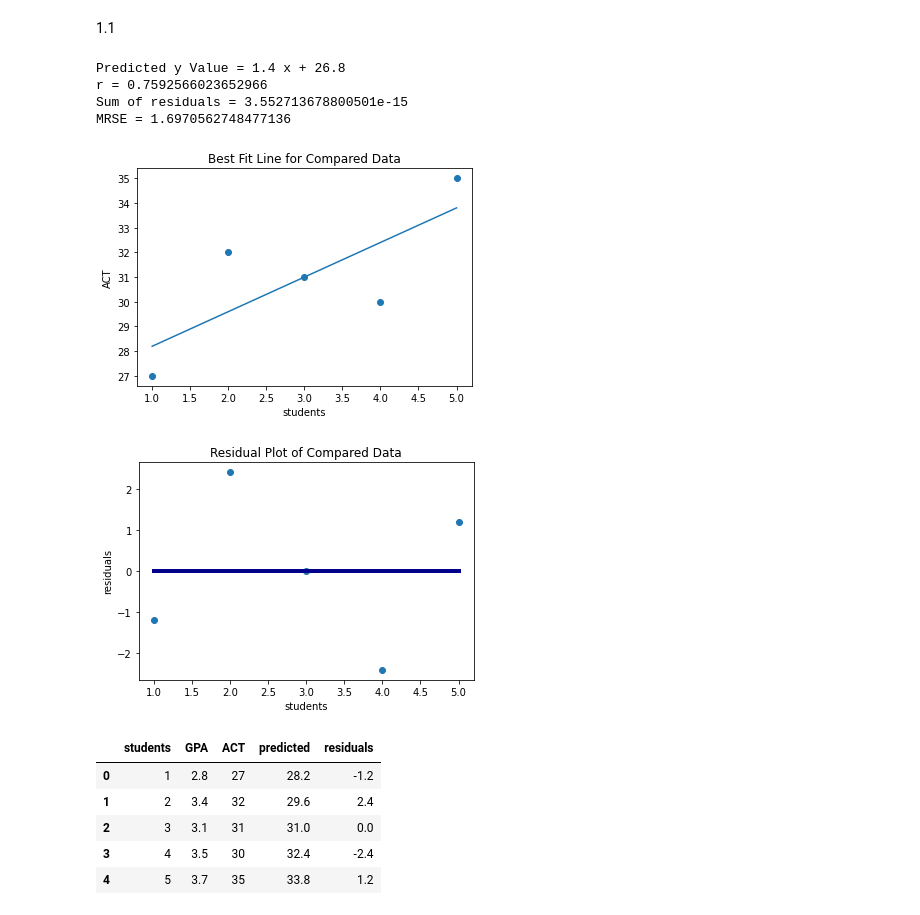
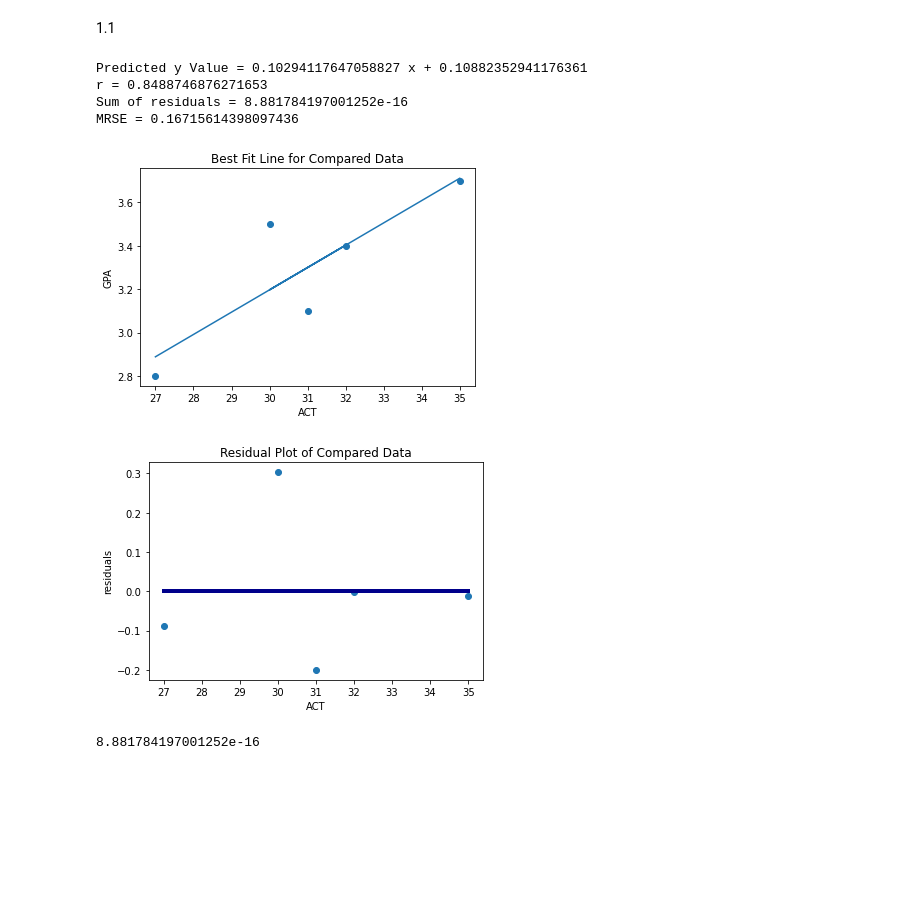
Before and after one commit to RayCarpenterIII/Different-Regressions, a Jupyter notebook: Linear Regression/Econ 400Ass 5.ipynb, the cells around one changed output. Saved outputs shown, nothing was run; the diff lists cells and outputs as text; code cells hidden in the pictures; blank space fills up the shorter version.

```diff
--- a/Linear Regression/Econ 400Ass 5.ipynb
+++ b/Linear Regression/Econ 400Ass 5.ipynb
@@ -11,9 +11,10 @@ import matplotlib.pyplot as plots
 students = (1,2,3,4,5)
 GPA = (2.8,3.4,3.1,3.5,3.7)
 ACT = (22,27,26,25,30)
+ACT_plus = (27,32,31,30,35)
 d = {'students': [1,2,3,4,5],
     'GPA': [2.8,3.4,3.1,3.5,3.7],
-    'ACT': [27,32,31,30,35]}
+    'ACT': ACT_plus}
 df = pd.DataFrame(data = d)
 df
 # %% [output]
@@ -94,17 +95,15 @@ def linear_regression_descriptive(table, x, y):
 
     return predicted_table
 # %%
-linear_regression_descriptive(df, 'students', 'ACT')
+predicted = linear_regression_descriptive(df, 'ACT', 'GPA')
 # %% [output]
-Predicted y Value = 1.4 x + 26.8
-r = 0.7592566023652966
-Sum of residuals = 3.552713678800501e-15
-MRSE = 1.6970562748477136
+Predicted y Value = 0.10294117647058827 x + 0.10882352941176361
+r = 0.8488746876271653
+Sum of residuals = 8.881784197001252e-16
+MRSE = 0.16715614398097436
-[figure, old version]
+[figure, new version]
-[figure, old version]
+[figure, new version]
-|  | students | GPA | ACT | predicted | residuals |
-| 0 | 1 | 2.8 | 27 | 28.2 | -1.2 |
-| 1 | 2 | 3.4 | 32 | 29.6 | 2.4 |
-| 2 | 3 | 3.1 | 31 | 31.0 | 0.0 |
-| 3 | 4 | 3.5 | 30 | 32.4 | -2.4 |
-| 4 | 5 | 3.7 | 35 | 33.8 | 1.2 |
+# %%
+np.sum(predicted['residuals'])
+# %% [output]
+8.881784197001252e-16
```
Also changed, not shown: parts of 33 cells of this notebook.
